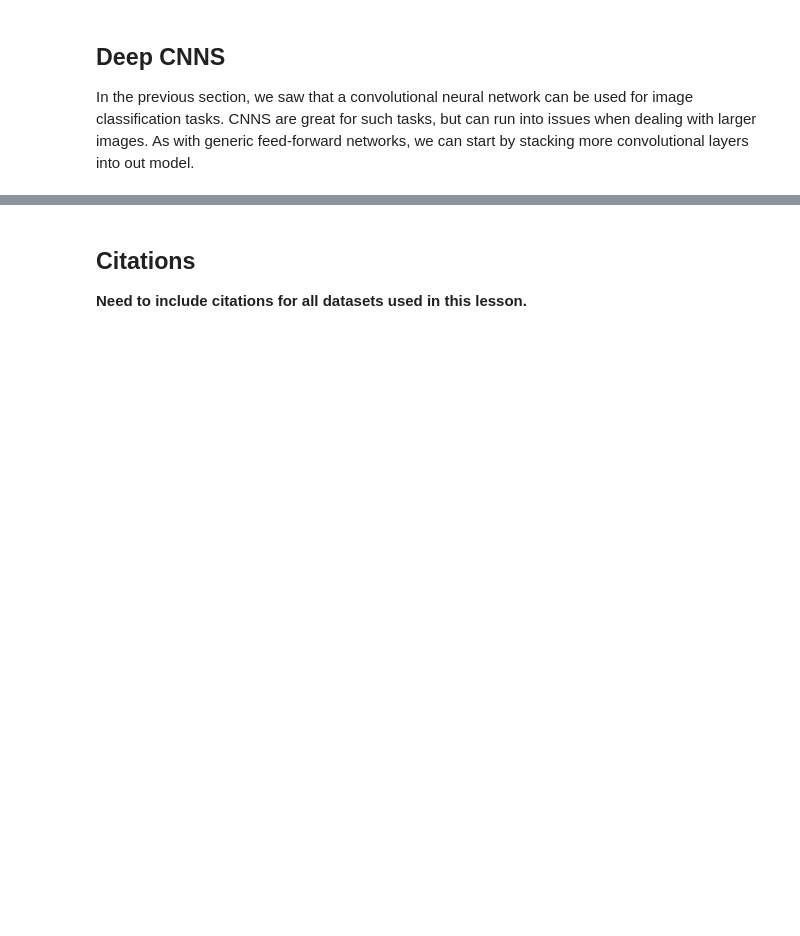
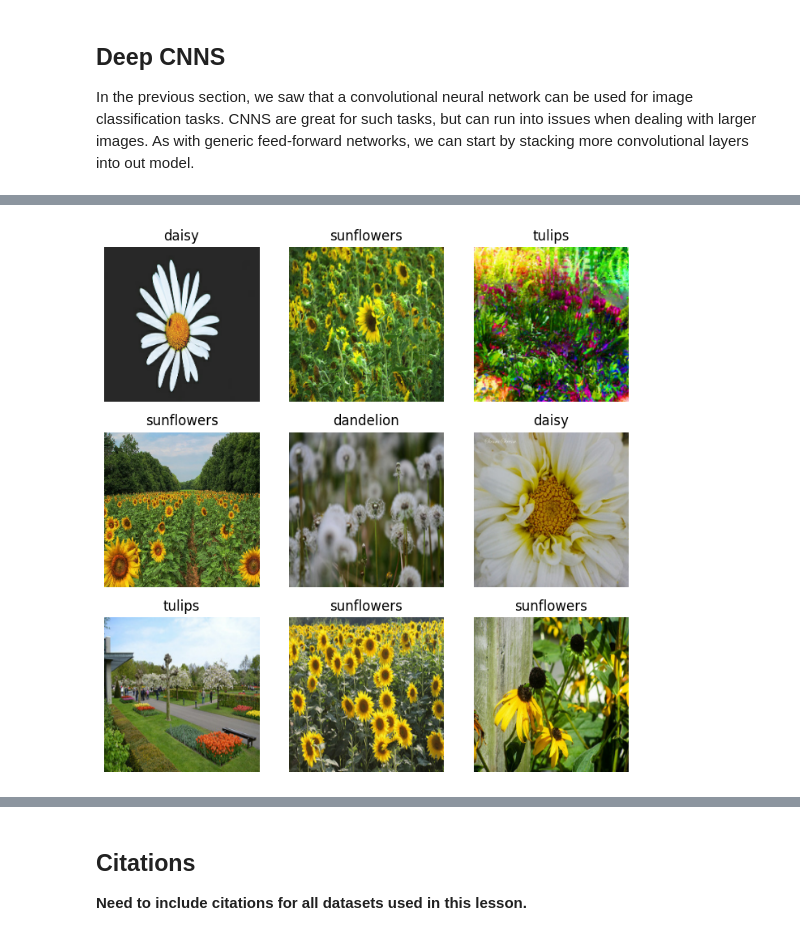
Before and after one commit to weirichd/comp_374, a Jupyter notebook: lecture_notes/Week_5.ipynb, the cells around one changed output, grey strips where cells are left out. Cells and saved outputs as stored; diff of their text form; code cells hidden in the pictures; blank space fills up the shorter version.

```diff
--- a/lecture_notes/Week_5.ipynb
+++ b/lecture_notes/Week_5.ipynb
@@ -311,0 +337,27 @@ train_dataset.
+# %%
+# Load dataset
+dataset_name = 'tf_flowers'
+(ds_train, ds_test), ds_info = tfds.load(
+    dataset_name,
+    split=['train[:80%]', 'train[80%:]'],  # 80% train, 20% test
+    as_supervised=True,  # Returns (image, label) pairs
+    with_info=True
+)
+
+# Print dataset info
+print(ds_info)
+
+class_names = ds_info.features['label'].names
+
+# Apply pre-processing to the images
+
+IMG_SIZE = 224
+
+def preprocess(image, label):
+    image = tf.image.resize(image, (IMG_SIZE, IMG_SIZE))  # Resize
+    image = tf.cast(image, tf.float32) / 255.0  # Normalize (0-1 range)
+    return image, label
+
+# Apply preprocessing to datasets
+ds_train = ds_train.map(preprocess).shuffle(1000).batch(32).prefetch(tf.data.AUTOTUNE)
+ds_test = ds_test.map(preprocess).batch(32).prefetch(tf.data.AUTOTUNE)
@@ -311,0 +382,15 @@ train_dataset.
+# %%
+# Look at some example images
+
+images, labels = next(ds_train.cache().take(9).as_numpy_iterator())
+
+
+plt.figure(figsize=(7, 7))
+
+for i in range(9):
+    plt.subplot(3, 3, i+1)
+    plt.imshow(images[i])
+    plt.title(class_names[labels[i]])
+    plt.axis('off')
+plt.tight_layout()
+# %% [output]
@@ -311,0 +399 @@ train_dataset.
+[figure, added]
```
Also changed, not shown: parts of 24 cells of this notebook, 6 other files.
